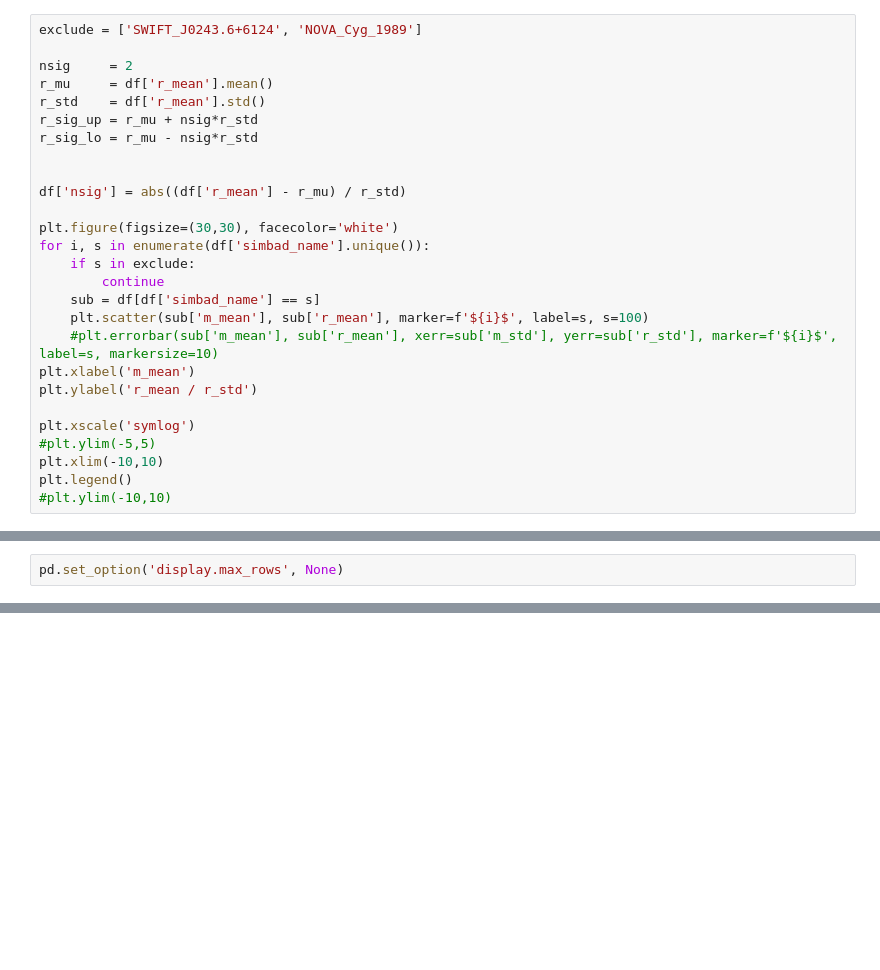
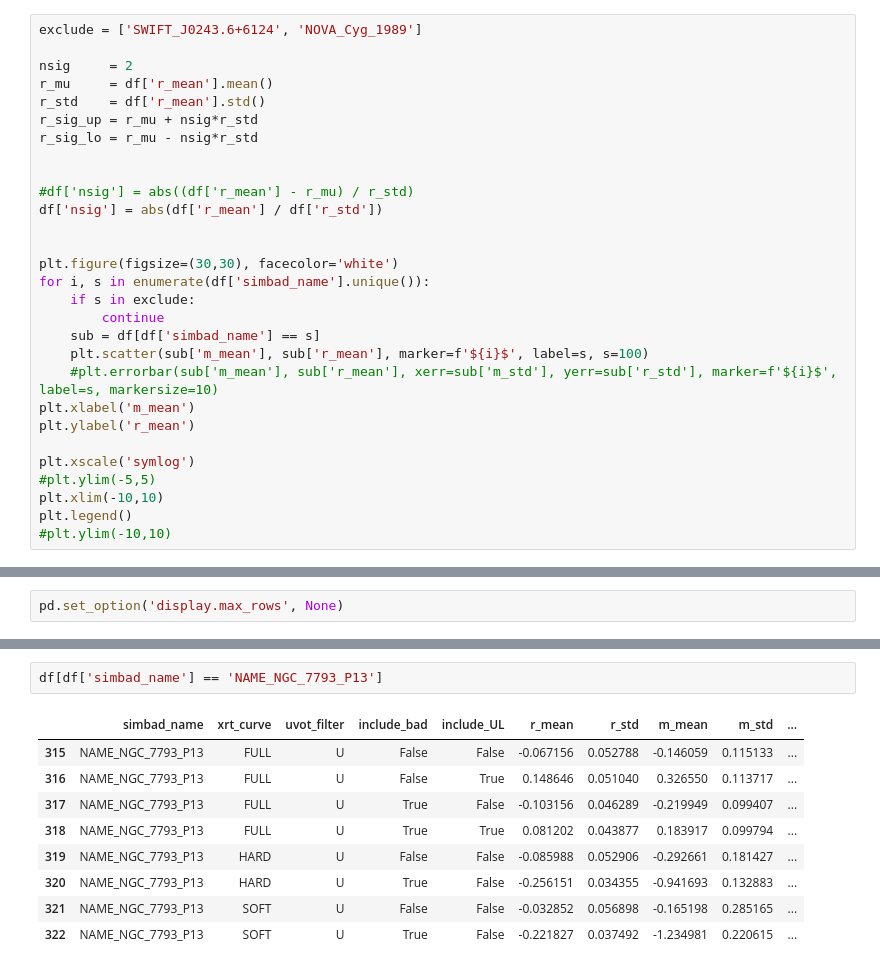
Before and after one commit to nx1/anticorr_data, a Jupyter notebook: notebooks/table_join_corr_mc_values_v2.ipynb, the cells around one changed output, grey strips where cells are left out. Saved outputs shown, nothing was run; the diff lists cells and outputs as text; blank space fills up the shorter version.

```diff
--- a/notebooks/table_join_corr_mc_values_v2.ipynb
+++ b/notebooks/table_join_corr_mc_values_v2.ipynb
@@ -115,7 +115,9 @@ r_sig_up = r_mu + nsig*r_std
 r_sig_lo = r_mu - nsig*r_std
 
 
-df['nsig'] = abs((df['r_mean'] - r_mu) / r_std)
+#df['nsig'] = abs((df['r_mean'] - r_mu) / r_std)
+df['nsig'] = abs(df['r_mean'] / df['r_std'])
+
 
 plt.figure(figsize=(30,30), facecolor='white')
 for i, s in enumerate(df['simbad_name'].unique()):
@@ -125,7 +127,7 @@ for i, s in enumerate(df['simbad_name'].unique()):
     plt.scatter(sub['m_mean'], sub['r_mean'], marker=f'${i}$', label=s, s=100)
     #plt.errorbar(sub['m_mean'], sub['r_mean'], xerr=sub['m_std'], yerr=sub['r_std'], marker=f'${i}$', label=s, markersize=10)
 plt.xlabel('m_mean')
-plt.ylabel('r_mean / r_std')
+plt.ylabel('r_mean')
 
 plt.xscale('symlog')
 #plt.ylim(-5,5)
@@ -163,0 +175,12 @@ pd.merge(sub_nsig, df_prop_tab_5_sig, on=['simbad_name','xrt_curve','uvot_filter
+# %%
+df[df['simbad_name'] == 'NAME_NGC_7793_P13']
+# %% [output]
+|  | simbad_name | xrt_curve | uvot_filter | include_bad | include_UL | r_mean | r_std | m_mean | m_std | ... |
+| 315 | NAME_NGC_7793_P13 | FULL | U | False | False | -0.067156 | 0.052788 | -0.146059 | 0.115133 | ... |
+| 316 | NAME_NGC_7793_P13 | FULL | U | False | True | 0.148646 | 0.051040 | 0.326550 | 0.113717 | ... |
+| 317 | NAME_NGC_7793_P13 | FULL | U | True | False | -0.103156 | 0.046289 | -0.219949 | 0.099407 | ... |
+| 318 | NAME_NGC_7793_P13 | FULL | U | True | True | 0.081202 | 0.043877 | 0.183917 | 0.099794 | ... |
+| 319 | NAME_NGC_7793_P13 | HARD | U | False | False | -0.085988 | 0.052906 | -0.292661 | 0.181427 | ... |
+| 320 | NAME_NGC_7793_P13 | HARD | U | True | False | -0.256151 | 0.034355 | -0.941693 | 0.132883 | ... |
+| 321 | NAME_NGC_7793_P13 | SOFT | U | False | False | -0.032852 | 0.056898 | -0.165198 | 0.285165 | ... |
+| 322 | NAME_NGC_7793_P13 | SOFT | U | True | False | -0.221827 | 0.037492 | -1.234981 | 0.220615 | ... |
```
Also changed, not shown: parts of 2 cells of this notebook.
